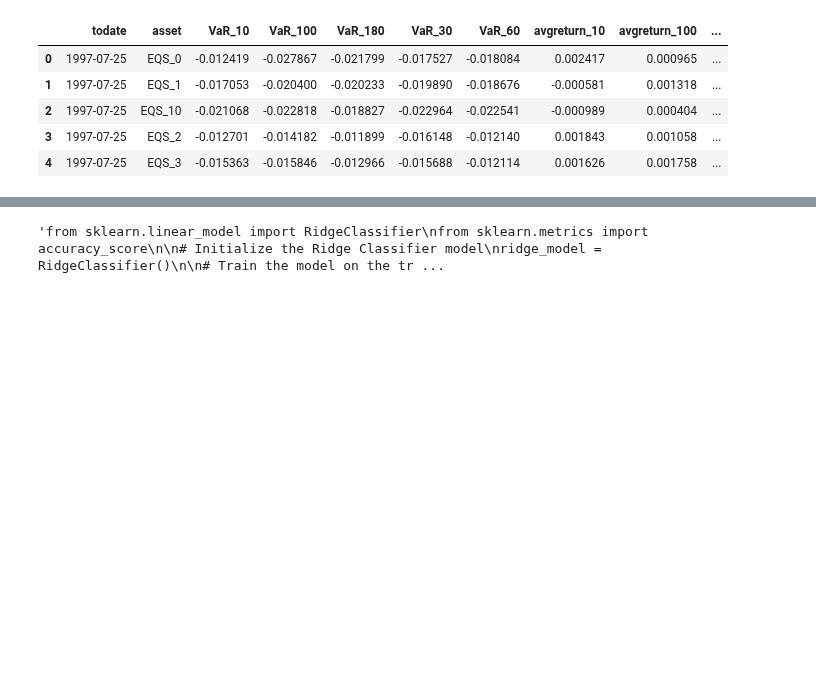
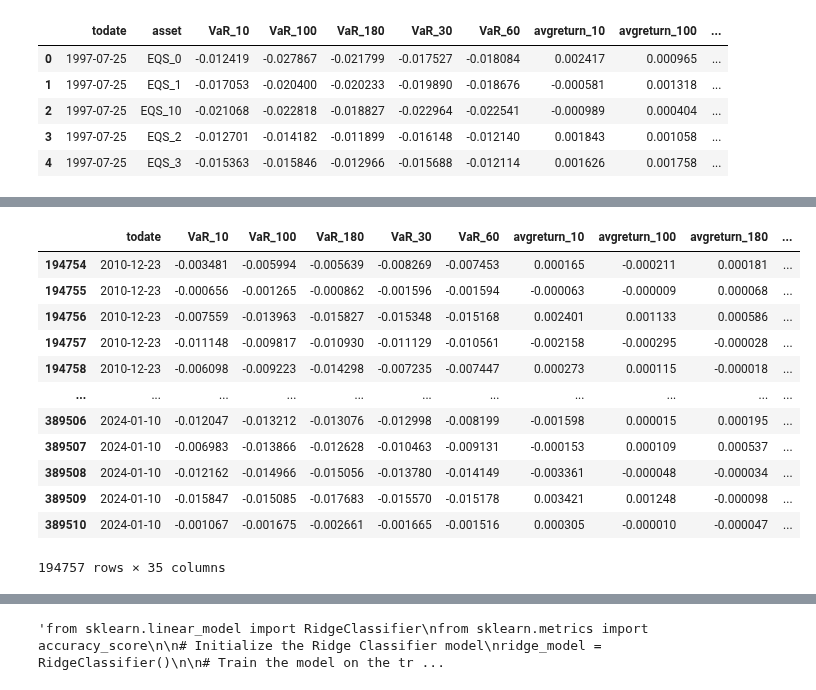
Before and after one commit to OscarAzrak/Master-thesis, a Jupyter notebook: Code.ipynb, the cells around one changed output, grey strips where cells are left out. Drawn from its saved outputs; the diff is of its cells as text; code cells hidden in the pictures; blank space fills up the shorter version.

```diff
--- a/Code.ipynb
+++ b/Code.ipynb
@@ -340,20 +342,19 @@ X_test = X_test.drop(dateCol, axis=1)"""
 # %%
 import pandas as pd
 from sklearn.model_selection import train_test_split
+X[dateCol] = pd.to_datetime(X[dateCol])
 
 shuffle = False
 
-# Assuming X is your feature dataframe and y is your target series
-
-# Convert your date column to datetime format if it's not already
-# This step might be unnecessary for percentage-based splitting, unless you specifically need dates for something else
+train_split = 0.25
+eval_split = 0.25
+test_split = 0.5
 
 if shuffle == True:
 
-    X[dateCol] = pd.to_datetime(X[dateCol])
 
     # Specify the percentages for the split
-    train_size = 0.75
+    train_size = 1-train_split
 
     # First split: separate out the training set
     X_temp, X_train, y_temp, y_train = train_test_split(X, y, train_size=train_size)
@@ -363,15 +364,9 @@ if shuffle == True:
 
 
 elif shuffle == False:
-
-    # Assuming X is your feature dataframe and y is your target series
-
-    # Convert your date column to datetime format if it's not already
-    X[dateCol] = pd.to_datetime(X[dateCol])
-
     # Calculate index for the end of each dataset segment
-    train_end_idx = int(len(X) * 0.25)
-    eval_end_idx = train_end_idx + int(len(X) * 0.25)
+    train_end_idx = int(len(X) * train_split)
+    eval_end_idx = train_end_idx + int(len(X) * eval_split)
 
     # Manually split the datasets based on the calculated indices
     X_train = X.iloc[:train_end_idx]
@@ -401 +380,17 @@ X_train
+# %%
+X_test
+# %% [output]
+|  | todate | VaR_10 | VaR_100 | VaR_180 | VaR_30 | VaR_60 | avgreturn_10 | avgreturn_100 | avgreturn_180 | ... |
+| 194754 | 2010-12-23 | -0.003481 | -0.005994 | -0.005639 | -0.008269 | -0.007453 | 0.000165 | -0.000211 | 0.000181 | ... |
+| 194755 | 2010-12-23 | -0.000656 | -0.001265 | -0.000862 | -0.001596 | -0.001594 | -0.000063 | -0.000009 | 0.000068 | ... |
+| 194756 | 2010-12-23 | -0.007559 | -0.013963 | -0.015827 | -0.015348 | -0.015168 | 0.002401 | 0.001133 | 0.000586 | ... |
+| 194757 | 2010-12-23 | -0.011148 | -0.009817 | -0.010930 | -0.011129 | -0.010561 | -0.002158 | -0.000295 | -0.000028 | ... |
+| 194758 | 2010-12-23 | -0.006098 | -0.009223 | -0.014298 | -0.007235 | -0.007447 | 0.000273 | 0.000115 | -0.000018 | ... |
+| ... | ... | ... | ... | ... | ... | ... | ... | ... | ... | ... |
+| 389506 | 2024-01-10 | -0.012047 | -0.013212 | -0.013076 | -0.012998 | -0.008199 | -0.001598 | 0.000015 | 0.000195 | ... |
+| 389507 | 2024-01-10 | -0.006983 | -0.013866 | -0.012628 | -0.010463 | -0.009131 | -0.000153 | 0.000109 | 0.000537 | ... |
+| 389508 | 2024-01-10 | -0.012162 | -0.014966 | -0.015056 | -0.013780 | -0.014149 | -0.003361 | -0.000048 | -0.000034 | ... |
+| 389509 | 2024-01-10 | -0.015847 | -0.015085 | -0.017683 | -0.015570 | -0.015178 | 0.003421 | 0.001248 | -0.000098 | ... |
+| 389510 | 2024-01-10 | -0.001067 | -0.001675 | -0.002661 | -0.001665 | -0.001516 | 0.000305 | -0.000010 | -0.000047 | ... |
+194757 rows × 35 columns
 # %%
```
Also changed, not shown: parts of 13 cells of this notebook.
